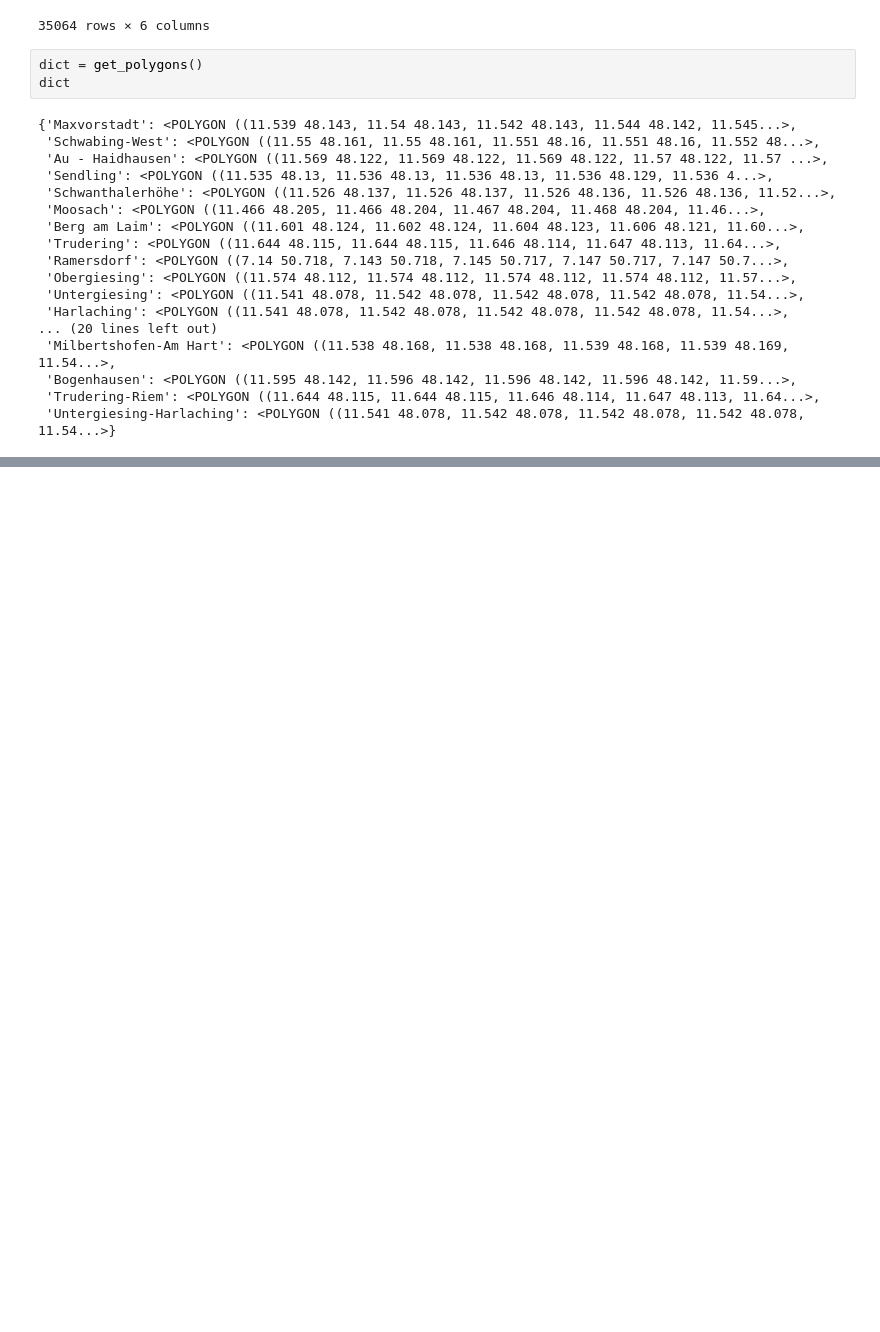
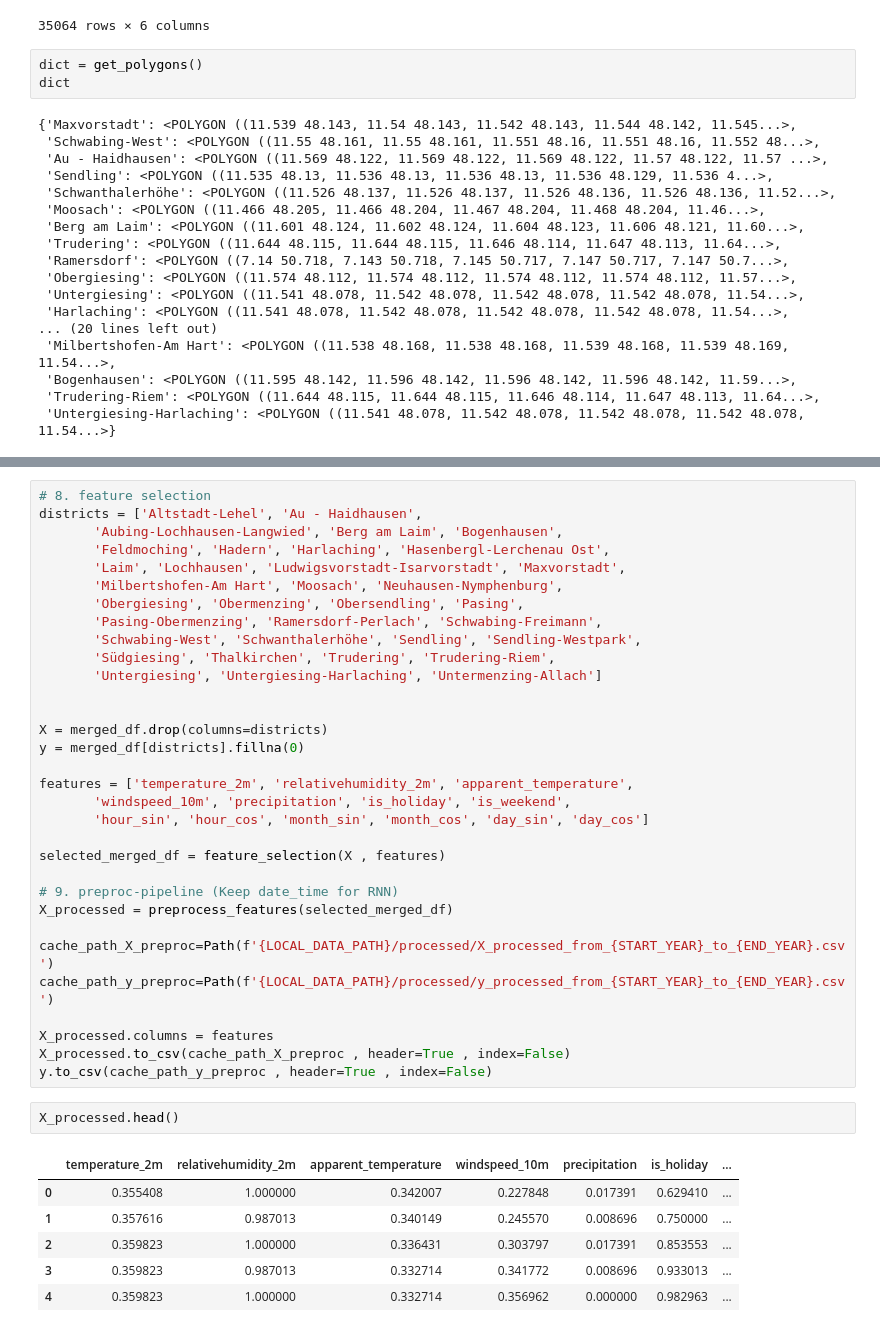
Before and after one commit to shoefer987/bike_sharing_demand, a Jupyter notebook: notebooks/shoefer987_preprocessing.ipynb, the cells around one changed output, grey strips where cells are left out. Cells and saved outputs as stored; diff of their text form; blank space fills up the shorter version.

```diff
--- a/notebooks/shoefer987_preprocessing.ipynb
+++ b/notebooks/shoefer987_preprocessing.ipynb
@@ -216,0 +413,41 @@ dict
+# %%
+# 8. feature selection
+districts = ['Altstadt-Lehel', 'Au - Haidhausen',
+       'Aubing-Lochhausen-Langwied', 'Berg am Laim', 'Bogenhausen',
+       'Feldmoching', 'Hadern', 'Harlaching', 'Hasenbergl-Lerchenau Ost',
+       'Laim', 'Lochhausen', 'Ludwigsvorstadt-Isarvorstadt', 'Maxvorstadt',
+       'Milbertshofen-Am Hart', 'Moosach', 'Neuhausen-Nymphenburg',
+       'Obergiesing', 'Obermenzing', 'Obersendling', 'Pasing',
+       'Pasing-Obermenzing', 'Ramersdorf-Perlach', 'Schwabing-Freimann',
+       'Schwabing-West', 'Schwanthalerhöhe', 'Sendling', 'Sendling-Westpark',
+       'Südgiesing', 'Thalkirchen', 'Trudering', 'Trudering-Riem',
+       'Untergiesing', 'Untergiesing-Harlaching', 'Untermenzing-Allach']
+
+
+X = merged_df.drop(columns=districts)
+y = merged_df[districts].fillna(0)
+
+features = ['temperature_2m', 'relativehumidity_2m', 'apparent_temperature',
+       'windspeed_10m', 'precipitation', 'is_holiday', 'is_weekend',
+       'hour_sin', 'hour_cos', 'month_sin', 'month_cos', 'day_sin', 'day_cos']
+
+selected_merged_df = feature_selection(X , features)
+
+# 9. preproc-pipeline (Keep date_time for RNN)
+X_processed = preprocess_features(selected_merged_df)
+
+cache_path_X_preproc=Path(f'{LOCAL_DATA_PATH}/processed/X_processed_from_{START_YEAR}_to_{END_YEAR}.csv')
+cache_path_y_preproc=Path(f'{LOCAL_DATA_PATH}/processed/y_processed_from_{START_YEAR}_to_{END_YEAR}.csv')
+
+X_processed.columns = features
+X_processed.to_csv(cache_path_X_preproc , header=True , index=False)
+y.to_csv(cache_path_y_preproc , header=True , index=False)
+# %%
+X_processed.head()
+# %% [output]
+|  | temperature_2m | relativehumidity_2m | apparent_temperature | windspeed_10m | precipitation | is_holiday | ... |
+| 0 | 0.355408 | 1.000000 | 0.342007 | 0.227848 | 0.017391 | 0.629410 | ... |
+| 1 | 0.357616 | 0.987013 | 0.340149 | 0.245570 | 0.008696 | 0.750000 | ... |
+| 2 | 0.359823 | 1.000000 | 0.336431 | 0.303797 | 0.017391 | 0.853553 | ... |
+| 3 | 0.359823 | 0.987013 | 0.332714 | 0.341772 | 0.008696 | 0.933013 | ... |
+| 4 | 0.359823 | 1.000000 | 0.332714 | 0.356962 | 0.000000 | 0.982963 | ... |
```
Also changed, not shown: parts of 34 cells of this notebook.
